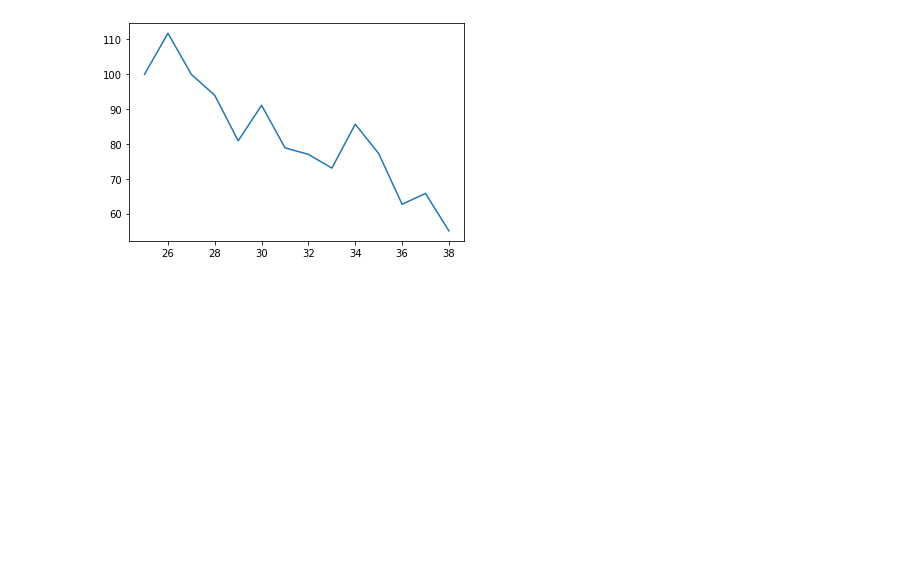
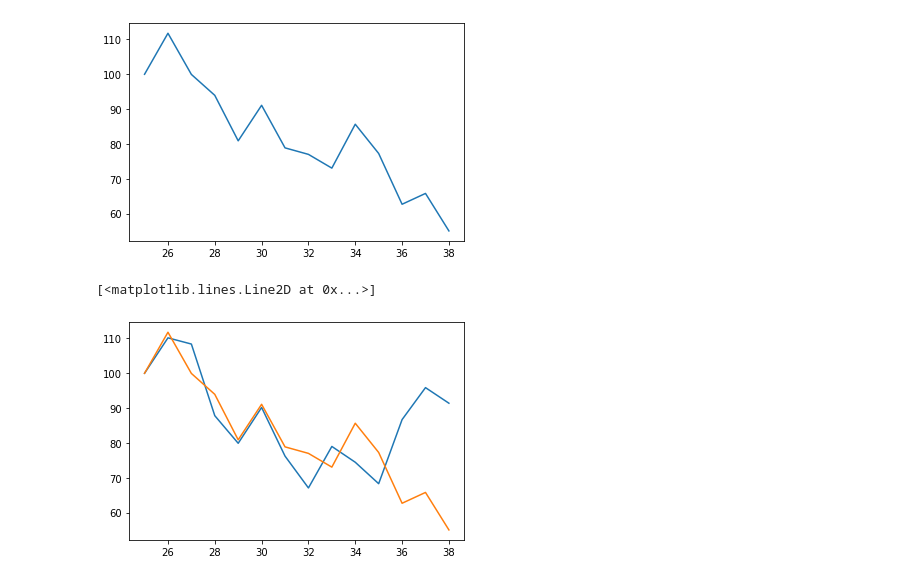
Before and after one commit to lanele73/apm348-project, a Jupyter notebook: betting.ipynb, the cells around one changed output. Cells and saved outputs as stored; diff of their text form; code cells hidden in the pictures; blank space fills up the shorter version.

```diff
--- a/betting.ipynb
+++ b/betting.ipynb
@@ -174,5 +156,8 @@ plt.plot(matchweek, history2)
 [<matplotlib.lines.Line2D at 0x...>]
 [figure]
 # %%
-plt.plot(history, matchweek)
-plt.plot(history2, matchweek)
+plt.plot(matchweek, history)
+plt.plot(matchweek, history2)
+# %% [output]
+[<matplotlib.lines.Line2D at 0x...>]
+[figure, added]
```
Also changed, not shown: parts of 2 cells of this notebook, 15 other files.
